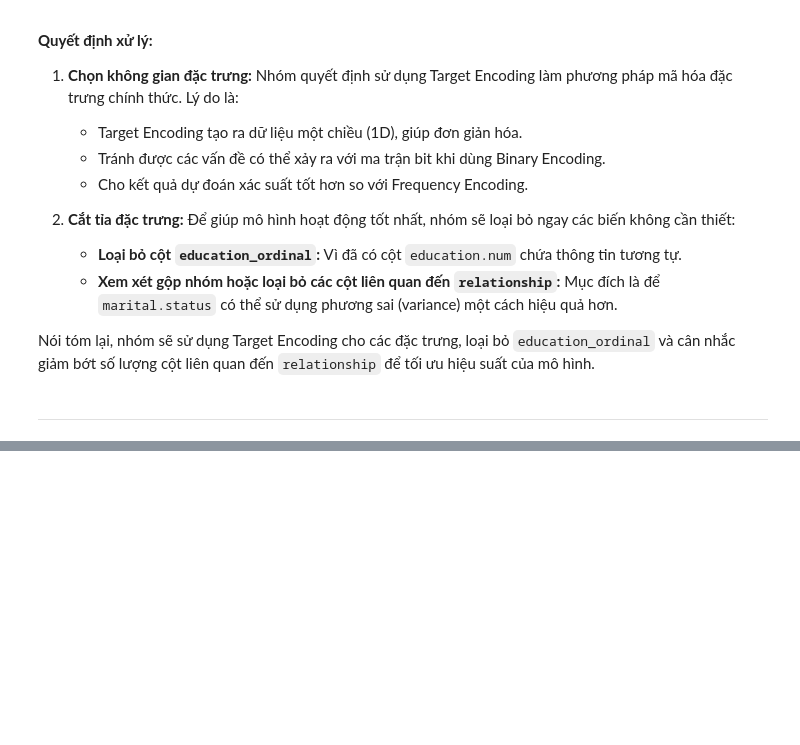
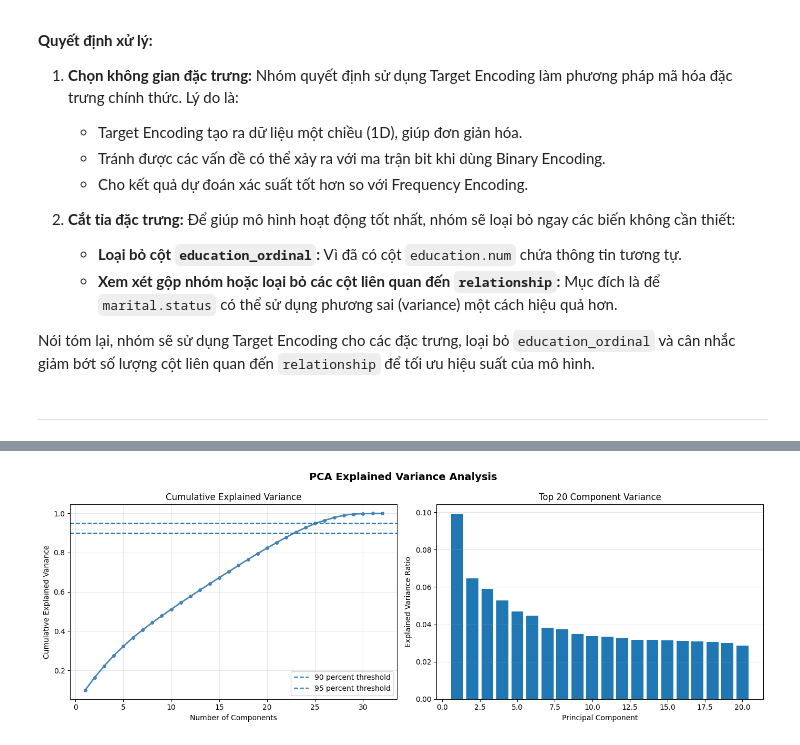
Before and after one commit to quanpro147/HCMUS-DataMining-Prj1, a Jupyter notebook: notebooks/04_preprocessing_tabular.ipynb, the cells around one changed output, grey strips where cells are left out. Saved outputs shown, nothing was run; the diff lists cells and outputs as text; code cells hidden in the pictures; blank space fills up the shorter version.

```diff
--- a/notebooks/04_preprocessing_tabular.ipynb
+++ b/notebooks/04_preprocessing_tabular.ipynb
@@ -1239,0 +1258,20 @@ Nói tóm lại, nhóm sẽ sử dụng Target Encoding cho các đặc trưng,
+# %%
+# reuse processed features and labels, ensure no missing values
+X_fs = X_target.copy().fillna(0)
+y_fs = y.copy()
+
+# initialize stratified cross validation
+CV = StratifiedKFold(n_splits=5, shuffle=True, random_state=42)
+
+# define baseline logistic regression model
+BASE_MODEL = LogisticRegression(max_iter=1000, random_state=42, n_jobs=-1)
+
+# extract feature names and total feature count
+feature_names = X_fs.columns.tolist()
+n_total_features = X_fs.shape[1]
+
+# print dataset summary
+print("FEATURE SPACE SUMMARY")
+print(f"Total samples  : {X_fs.shape[0]:,}")
+print(f"Total features : {n_total_features}")
+print(f"Class balance  : {y_fs.value_counts().to_dict()}")
@@ -1239,0 +1549,74 @@ Nói tóm lại, nhóm sẽ sử dụng Target Encoding cho các đặc trưng,
+# %%
+# evaluate pca with different number of components using cross validation
+pca_k_values = [5, 10, 15, 20, 25, 30]
+pca_results = {}
+
+for n_comp in pca_k_values:
+    n_actual = min(n_comp, n_total_features)
+
+    # pipeline with scaling, pca transformation, and classification
+    pipe_pca = Pipeline([
+        ("scaler", StandardScaler()),
+        ("pca", PCA(n_components=n_actual, random_state=42)),
+        ("clf", LogisticRegression(max_iter=1000, random_state=42, n_jobs=-1))
+    ])
+
+    # evaluate with cross validation
+    cv_scores = cross_val_score(
+        pipe_pca,
+        X_fs,
+        y_fs,
+        cv=CV,
+        scoring="f1_weighted",
+        n_jobs=-1
+    )
+
+    mean_f1 = cv_scores.mean()
+    pca_results[n_actual] = mean_f1
+
+    print(f"[PCA] n_components={n_actual} F1={mean_f1:.4f}")
+
+
+# scale data before fitting full pca for variance analysis
+X_fs_scaled = StandardScaler().fit_transform(X_fs)
+
+# fit full pca to compute explained variance
+pca_full = PCA(random_state=42).fit(X_fs_scaled)
+cumvar = np.cumsum(pca_full.explained_variance_ratio_)
+
+
+# plot explained variance
+fig, axes = plt.subplots(1, 2, figsize=(14, 5))
+fig.suptitle("PCA Explained Variance Analysis", fontsize=14, fontweight="bold")
+
+# plot cumulative explained variance
+axes[0].plot(
+    range(1, len(cumvar) + 1),
+    cumvar,
+    marker="o",
+    markersize=4,
+    color="steelblue",
+    linewidth=2
+)
+axes[0].axhline(0.90, linestyle="--", label="90 percent threshold")
+axes[0].axhline(0.95, linestyle="--", label="95 percent threshold")
+axes[0].set_xlabel("Number of Components")
+axes[0].set_ylabel("Cumulative Explained Variance")
+axes[0].set_title("Cumulative Explained Variance")
+axes[0].legend()
+axes[0].grid(alpha=0.3)
+
+# plot top component variance
+top_n = min(20, len(pca_full.explained_variance_ratio_))
+axes[1].bar(
+    range(1, top_n + 1),
+    pca_full.explained_variance_ratio_[:top_n]
+)
+axes[1].set_xlabel("Principal Component")
+axes[1].set_ylabel("Explained Variance Ratio")
+axes[1].set_title(f"Top {top_n} Component Variance")
+axes[1].grid(axis="y", alpha=0.3)
+
+plt.tight_layout()
+plt.show()
+# %% [output]
@@ -1239,0 +1629 @@ Nói tóm lại, nhóm sẽ sử dụng Target Encoding cho các đặc trưng,
+[figure, added]
```
Also changed, not shown: parts of 30 cells of this notebook, 3 other files.
